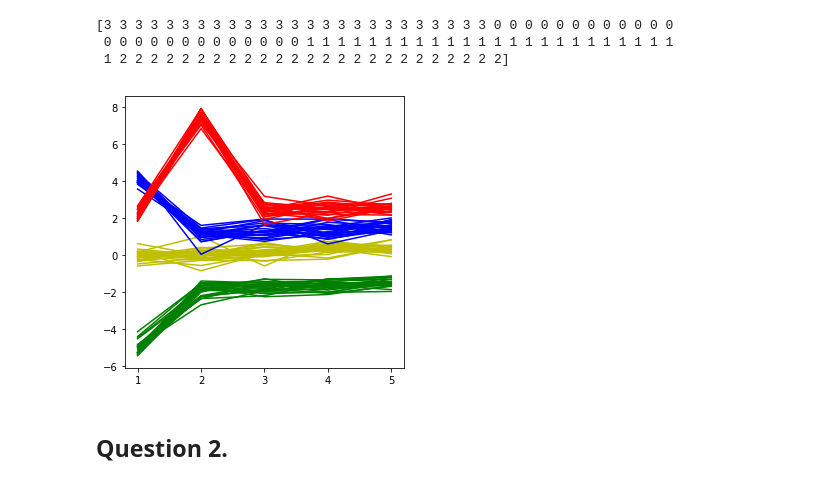
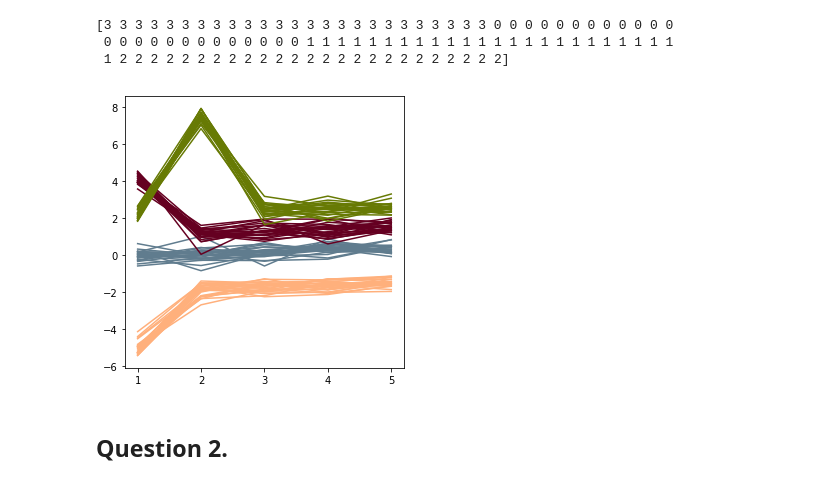
Before and after one commit to tharma3/ads, a Jupyter notebook: homework4_mrn291.ipynb, the cells around one changed output. Saved outputs shown, nothing was run; the diff lists cells and outputs as text; code cells hidden in the pictures.

```diff
--- a/homework4_mrn291.ipynb
+++ b/homework4_mrn291.ipynb
@@ -65,7 +65,7 @@ print(fit_labels) #output the result
 data2 = data1.copy()
 
 data2['cluster'] = fit_labels
-color_dict = {0:'b',1:'g',2:'r',3:'y'}
+color_dict = {0:'xkcd:maroon',1:'xkcd:peach',2:'xkcd:olive green',3:'xkcd:blue grey'}
 data2['color'] = data2.cluster.map(color_dict)
 
 fig, ax = plt.subplots(figsize=(5,5))
@@ -165,15 +165,14 @@ print(gm_fit_labels) #output the result
 # %%
 data3 = data1.copy()
 
 data3['cluster'] = gm_fit_labels
-color_dict = {0:'b',1:'g',2:'r',3:'y'}
-data3['color'] = data2.cluster.map(color_dict)
+data3['color'] = data3.cluster.map(color_dict)
 
 fig, ax = plt.subplots(figsize=(5,5))
 for row in range(100):
     ax.plot(data3.iloc[row,0:5], c=data3.color.iloc[row])
 # %% [output]
-[figure, old version]
+[figure, new version]
 # %% [markdown]
 ## Question 2.
 # %% [markdown]
```
Also changed, not shown: parts of 6 cells of this notebook.
